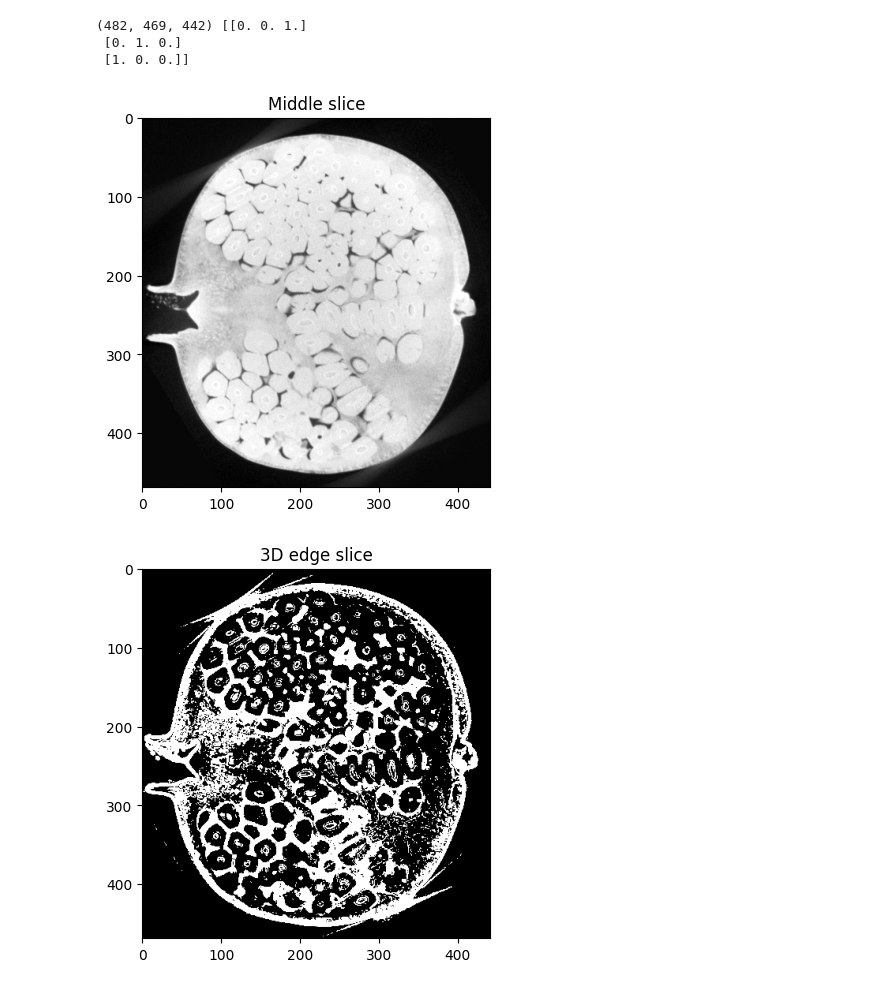
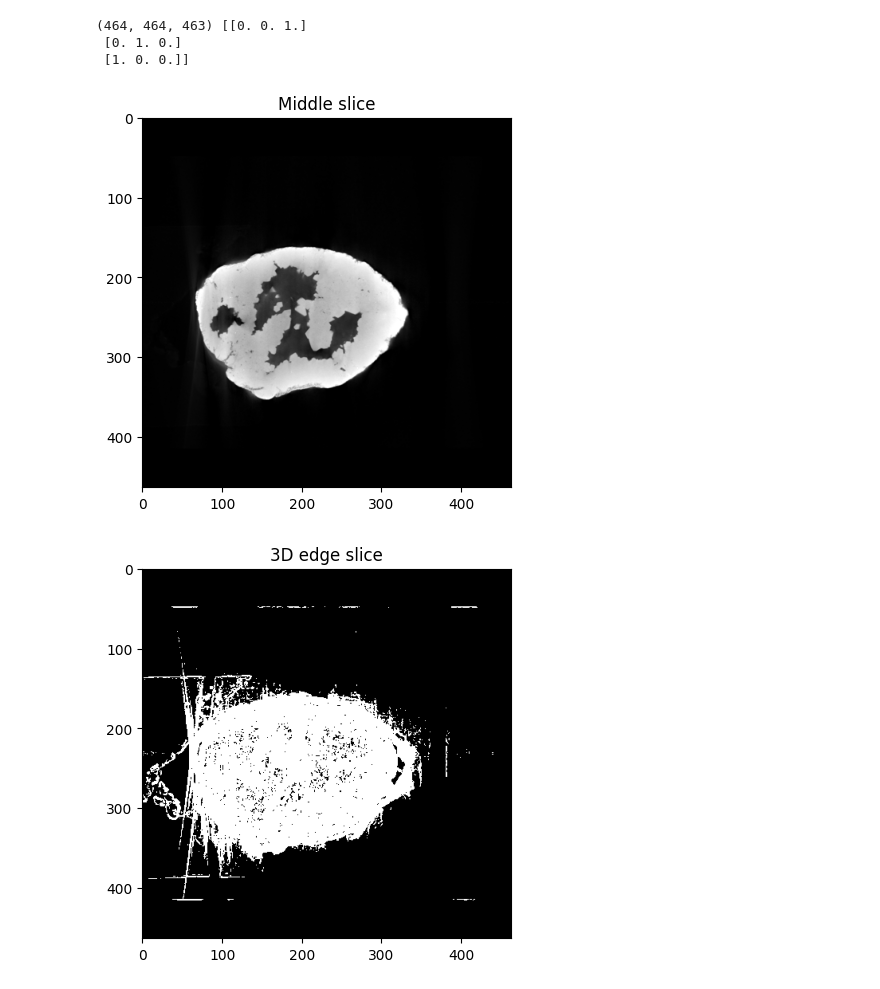
Before and after one commit to ipejonathan/LumafieldTAP, a Jupyter notebook: voxel_boundaries.ipynb, the cells around one changed output. Saved outputs shown, nothing was run; the diff lists cells and outputs as text; code cells hidden in the pictures.

```diff
--- a/voxel_boundaries.ipynb
+++ b/voxel_boundaries.ipynb
@@ -1,27 +1,26 @@
 # %%
 import nrrd
 import numpy as np
 import matplotlib.pyplot as plt
 
-data, header = nrrd.read("data/pomegranate.nrrd")
+data, header = nrrd.read("data/geode.nrrd")
 print(data.shape, header["space directions"])
-# (354, 348, 808), voxel size = 0.401 mm isotropic
 
 plt.imshow(data[data.shape[0] // 2], cmap='gray')
 plt.title("Middle slice")
 plt.show()
 # %% [output]
-(482, 469, 442) [[0. 0. 1.]
+(464, 464, 463) [[0. 0. 1.]
  [0. 1. 0.]
  [1. 0. 0.]]
-[figure, old version]
+[figure, new version]
 # %%
 from scipy import ndimage
 
 edges = ndimage.generic_gradient_magnitude(data.astype(float), ndimage.sobel)
-edges = (edges > edges.mean())  # simple binary boundary mask
+edges = (edges > edges.mean())  # binary boundary mask
 plt.imshow(edges[data.shape[0]//2], cmap='gray')
 plt.title("3D edge slice")
 plt.show()
 # %% [output]
-[figure, old version]
+[figure, new version]
```
Also changed, not shown: parts of 2 cells of this notebook, 11 other files.
